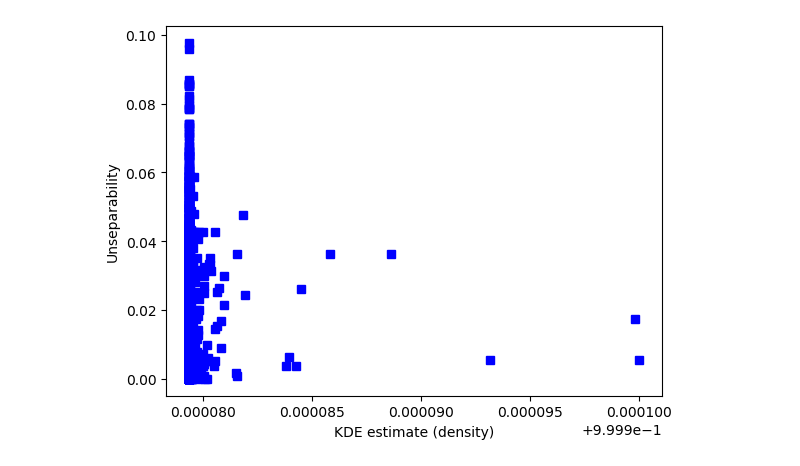
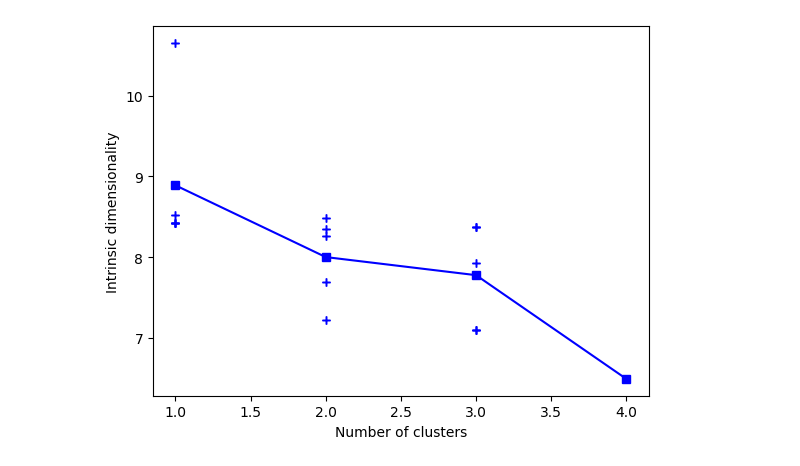
Before and after one commit to auranic/FisherSeparabilityAnalysis, a Jupyter notebook: Python3/FisherSeparability_BCNN.ipynb, the cells around one changed output. Saved outputs shown, nothing was run; the diff lists cells and outputs as text; code cells hidden in the pictures.

```diff
--- a/Python3/FisherSeparability_BCNN.ipynb
+++ b/Python3/FisherSeparability_BCNN.ipynb
@@ -538,0 +752,30 @@ plt.show()
+# %%
+# random selection of clusters
+
+number_of_repeats = 5
+number_of_clusters = len(big_clusters)
+
+print('Number of dimensions retained {}'.format(Retained_dimension))
+x_proj = pcs[:,0:Retained_dimension]
+
+dim_est_clusters = np.empty([number_of_clusters,number_of_repeats])
+print(dim_est_clusters.shape)
+
+for nc in range(1,number_of_clusters):
+    for reap in range(0,number_of_repeats):
+        cluster_selection = random.sample(big_clusters, nc)
+        irx = [i for i,cl in enumerate(clusters) if cl in cluster_selection]
+        xsel = x_proj[irx,:]
+        [n_alpha_s,n_single_s,p_alpha_s,alphas_s,separable_fraction_s,Xp_s] = SeparabilityAnalysis(xsel.astype(np.float64),ConditionalNumber=100000,ProducePlots=False)
+        dim_est_clusters[nc-1,reap] = n_single_s.astype(np.float64)
+        print(nc,reap,n_single_s)
+        #alpha_index = (n_alpha==n_single).tolist().index(True)
+        #palpha_selected = p_alpha[alpha_index,:]
+        #c=p_alpha[alpha_index,irx]
+        #plt.scatter(xsel[:,0],xsel[:,1],c=c)
+        #plt.show()
+
+for i in range(0,number_of_repeats):
+    dim_est_clusters[number_of_clusters-1,i] = n_single
+
+print(dim_est_clusters)
@@ -539,3 +800,14 @@ plt.show()
+# %%
+# plot dependence of ID vs number of clusters
+
+plt.figure(0)
+plt.plot(range(1,number_of_clusters+1),dim_est_clusters,'b+')
+plt.plot(range(1,number_of_clusters+1),np.mean(dim_est_clusters,1),'bs-')
+plt.xlabel('Number of clusters')
+plt.ylabel('Intrinsic dimensionality')
+plt.show()
+# %% [output]
+[figure, added]
 # %%
 # compare separability with KDE density estimate
 
@@ -559,5 +831,29 @@ plt.plot(density,palpha_selected,'bs')
 plt.xlabel('KDE estimate (density)')
 plt.ylabel('Unseparability')
 plt.show()
+
+# we filter by separability (if needed, show low-dimensional part of the distribution)
+threshold = np.median(palpha_selected)*0
+irx = [i for i, n in enumerate(palpha_selected) if (n >= threshold)]
+c=density[irx]
+#c= [clusters[i] for i in irx]
+
+plt.figure(0)
+plt.scatter(pcs[irx,0],pcs[irx,1],c=c)
+plt.xlabel('PC1 ({:.2f}%)'.format(ev[0]*100), fontsize = 10)
+plt.ylabel('PC2 ({:.2f}%)'.format(ev[1]*100), fontsize = 10)
+plt.colorbar()
+
+plt.figure(1)
+plt.scatter(umap_emb[irx,0],umap_emb[irx,1],c=c)
+plt.xlabel('UMAP 1', fontsize = 10)
+plt.ylabel('UMAP 2', fontsize = 10)
+plt.colorbar()
+
+plt.figure(2)
+plt.scatter(tsne_emb[irx,0],tsne_emb[irx,1],c=c)
+plt.xlabel('TSNE 1', fontsize = 10)
+plt.ylabel('TSNE 2', fontsize = 10)
+plt.colorbar()
+
+plt.show()
-# %% [output]
-[figure, removed]
```
Also changed, not shown: parts of 15 cells of this notebook, 9 other files.
